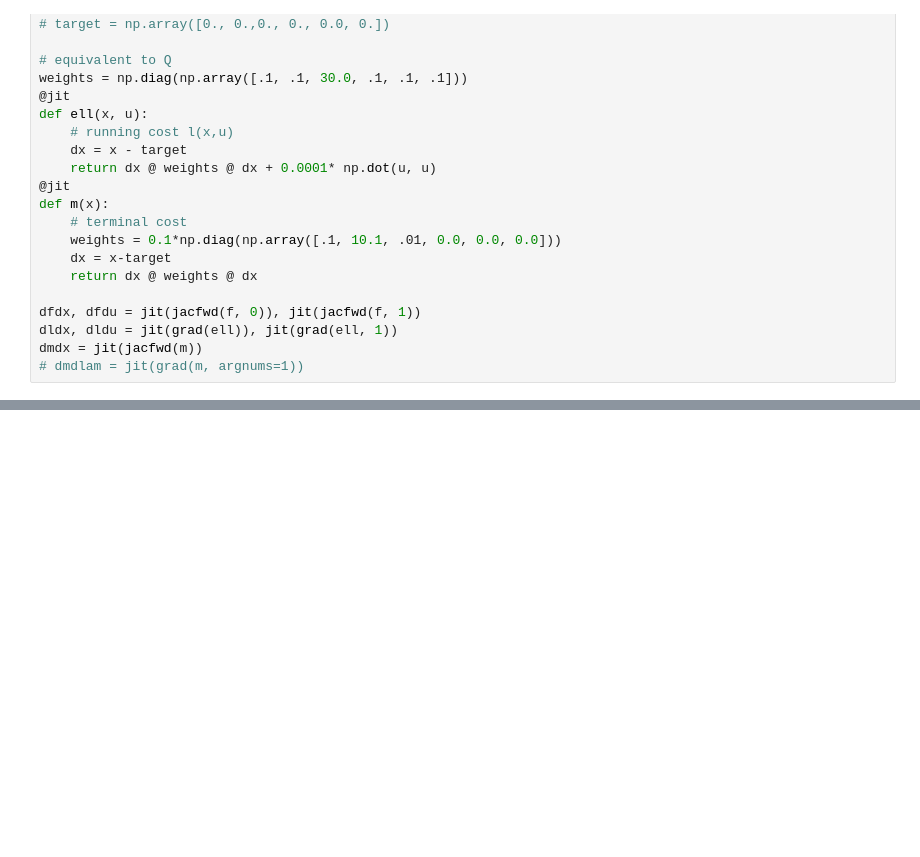
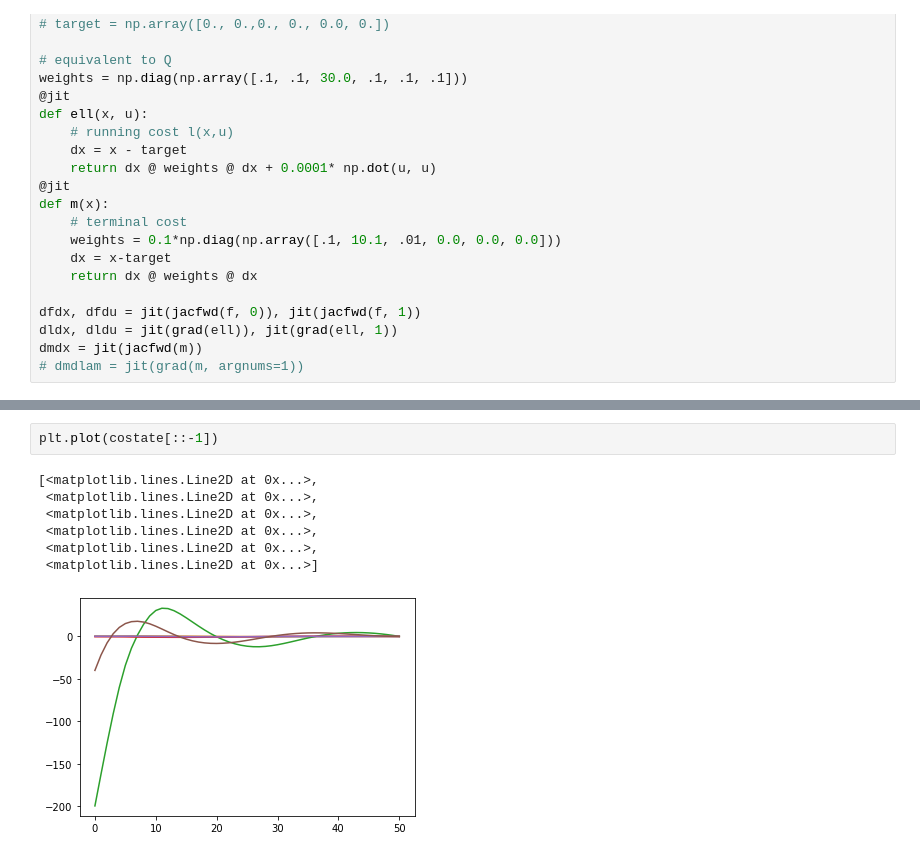
Before and after one commit to ialab-yale/robot_fundamentals, a Jupyter notebook: examples/opt_control/backflip_pmp.ipynb, the cells around one changed output, grey strips where cells are left out. Cells and saved outputs as stored; diff of their text form; blank space fills up the shorter version.

```diff
--- a/examples/opt_control/backflip_pmp.ipynb
+++ b/examples/opt_control/backflip_pmp.ipynb
@@ -153,0 +156,10 @@ plt.plot(x[:,:3])
+# %%
+plt.plot(costate[::-1])
+# %% [output]
+[<matplotlib.lines.Line2D at 0x...>,
+ <matplotlib.lines.Line2D at 0x...>,
+ <matplotlib.lines.Line2D at 0x...>,
+ <matplotlib.lines.Line2D at 0x...>,
+ <matplotlib.lines.Line2D at 0x...>,
+ <matplotlib.lines.Line2D at 0x...>]
+[figure, added]
```
Also changed, not shown: parts of 7 cells of this notebook, 4 other files.
